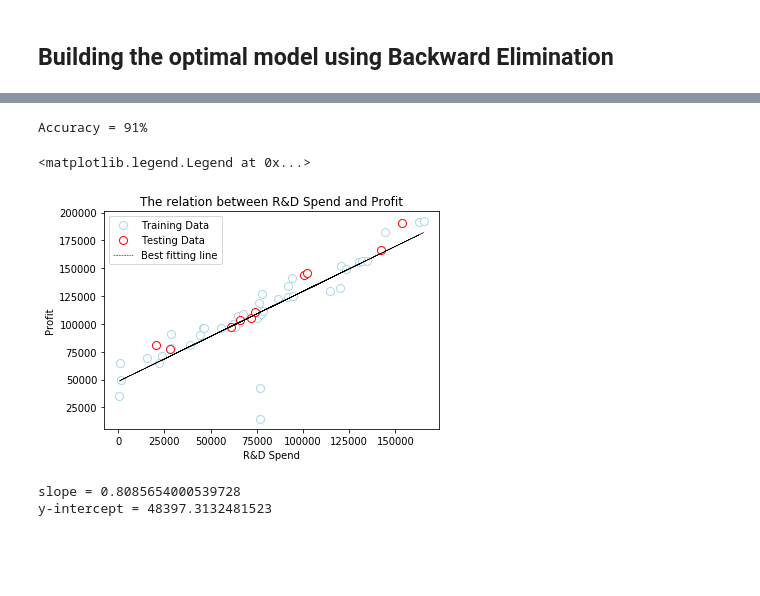
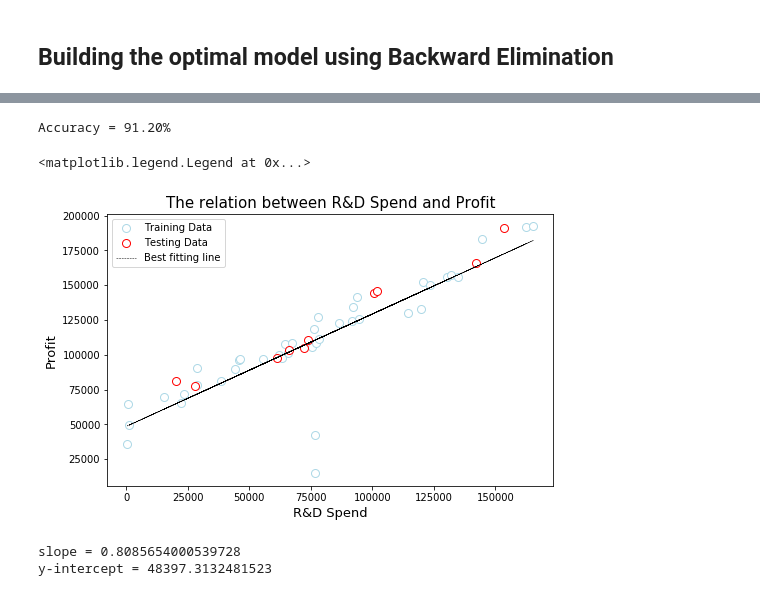
Before and after one commit to SnehashisPattanayak007/Machine-Learning-A-Z-Hands-On-Python-R-In-Data-Science_Python-Implementation, a Jupyter notebook: Regression/Multiple Linear Regression/Backward Elimination Approach.ipynb, the cells around one changed output, grey strips where cells are left out. Drawn from its saved outputs; the diff is of its cells as text; code cells hidden in the pictures; blank space fills up the shorter version.

Commit message:
editting the figure size

```diff
--- a/Regression/Multiple Linear Regression/Backward Elimination Approach.ipynb
+++ b/Regression/Multiple Linear Regression/Backward Elimination Approach.ipynb
@@ -219,22 +219,24 @@ regressor = regressor.fit(xtrain, ytrain)
 ypredicted = regressor.predict(xtest)
 
 # model accuracy
-print("Accuracy = {0:0.0f}%".format(regressor.score(xtest, ytest) * 100))
+print("Accuracy = {0:0.2f}%".format(regressor.score(xtest, ytest) * 100))
 # %% [output]
-Accuracy = 91%
+Accuracy = 91.20%
 # %%
-plt.xlabel("R&D Spend")
-plt.ylabel("Profit")
-plt.title("The relation between R&D Spend and Profit")
+plt.figure(figsize = (8, 5))
+
+plt.xlabel("R&D Spend", fontsize = 13)
+plt.ylabel("Profit", fontsize = 13)
+plt.title("The relation between R&D Spend and Profit", fontsize = 15)
 
 plt.plot(xtrain[:, 1], ytrain, label = "Training Data", marker = 'o', markersize = 8, markeredgecolor = "lightblue", color = "white", linestyle = '')
 plt.plot(xtest[:, 1], ytest, label = "Testing Data", marker = 'o', markersize = 8, markeredgecolor = "red", color = "white", linestyle = '')
 plt.plot(xtrain[:, 1], regressor.predict(xtrain), label = "Best fitting line", color = "black", linestyle = '--', linewidth = 0.5)
 
 plt.legend()
 # %% [output]
 <matplotlib.legend.Legend at 0x...>
-[figure, old version]
+[figure, new version]
 # %%
 m = regressor.coef_[1]
 b = regressor.intercept_
```
Also changed, not shown: parts of 5 cells of this notebook, 1 other file.
